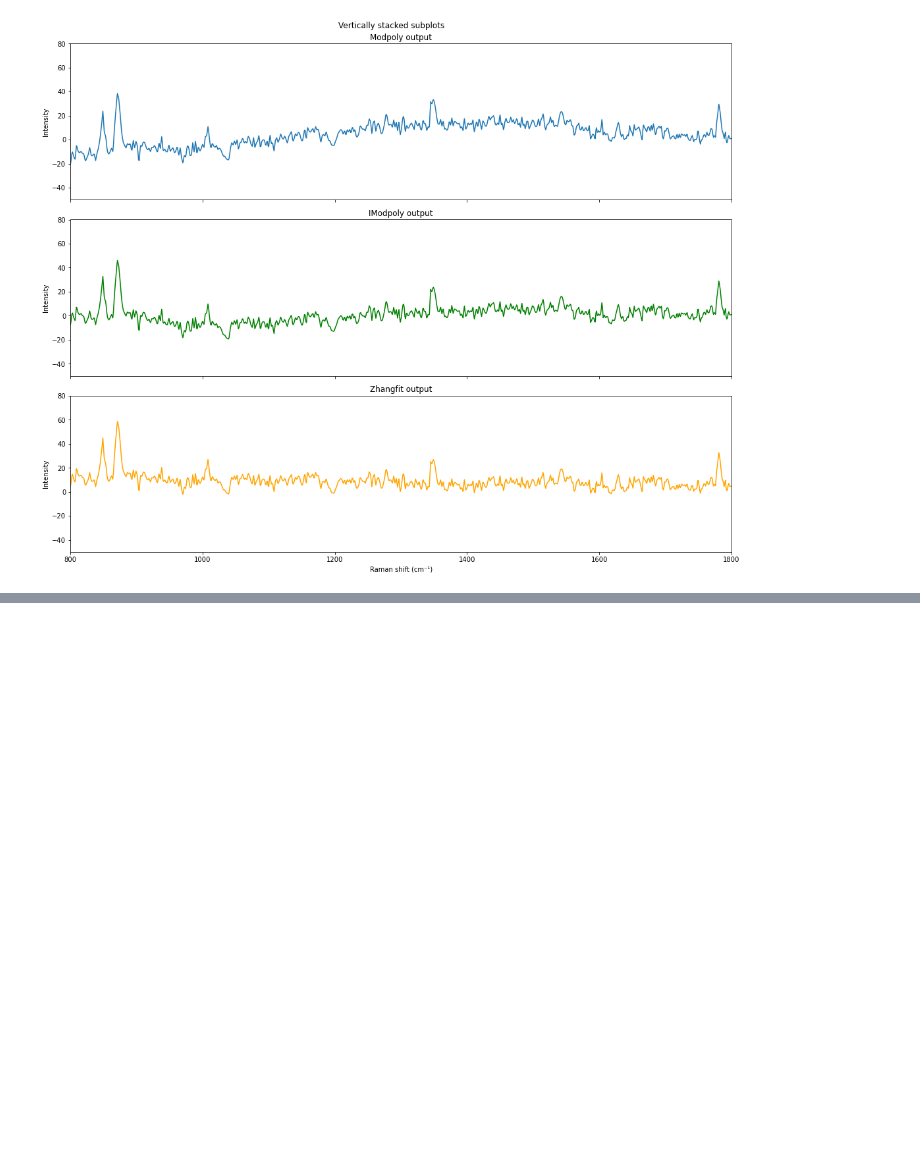
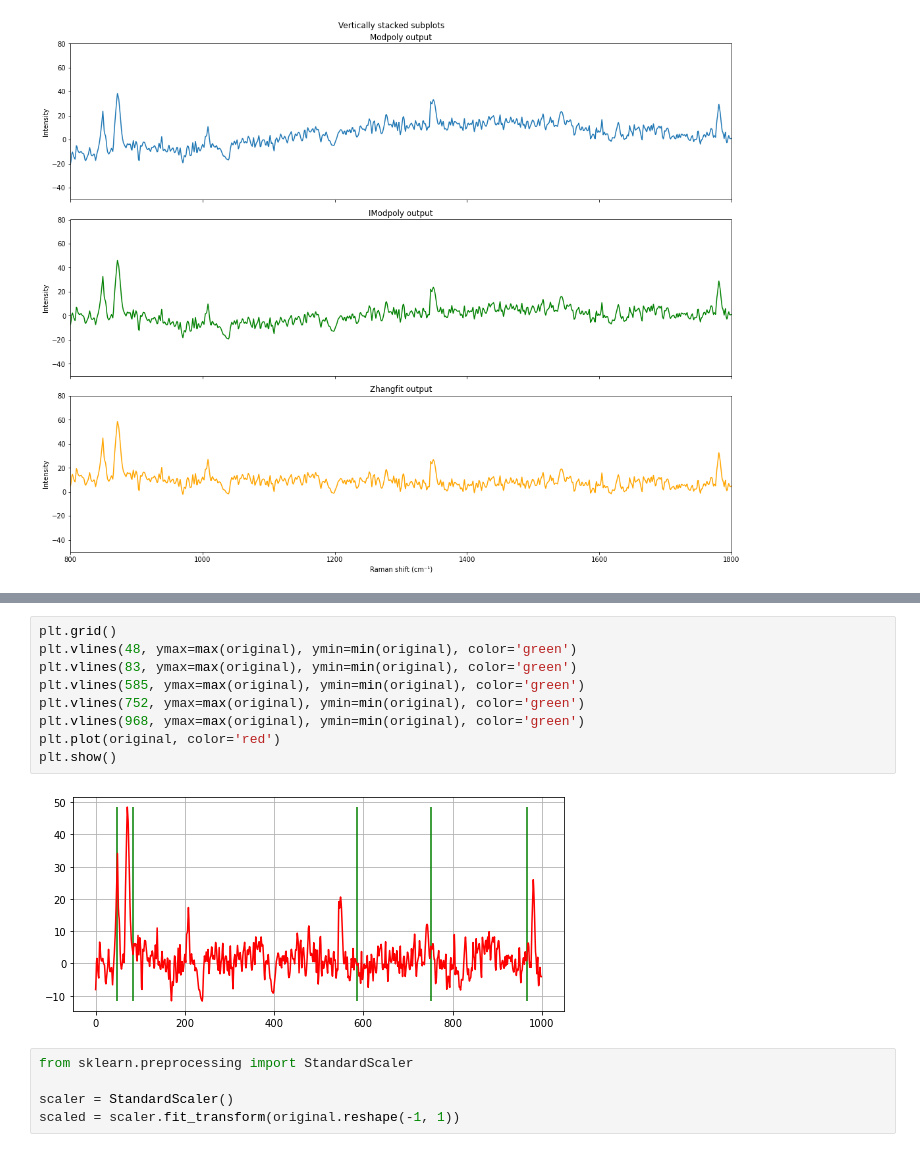
Before and after one commit to ladcva/raman_spectroscopy, a Jupyter notebook: ann.ipynb, the cells around one changed output, grey strips where cells are left out. Saved outputs shown, nothing was run; the diff lists cells and outputs as text; blank space fills up the shorter version.

```diff
--- a/ann.ipynb
+++ b/ann.ipynb
@@ -91,0 +127,16 @@ plt.show()
+# %%
+plt.grid()
+plt.vlines(48, ymax=max(original), ymin=min(original), color='green')
+plt.vlines(83, ymax=max(original), ymin=min(original), color='green')
+plt.vlines(585, ymax=max(original), ymin=min(original), color='green')
+plt.vlines(752, ymax=max(original), ymin=min(original), color='green')
+plt.vlines(968, ymax=max(original), ymin=min(original), color='green')
+plt.plot(original, color='red')
+plt.show()
+# %% [output]
+[figure, added]
+# %%
+from sklearn.preprocessing import StandardScaler
+
+scaler = StandardScaler()
+scaled = scaler.fit_transform(original.reshape(-1, 1))
```
Also changed, not shown: parts of 3 cells of this notebook, 39 other files.
